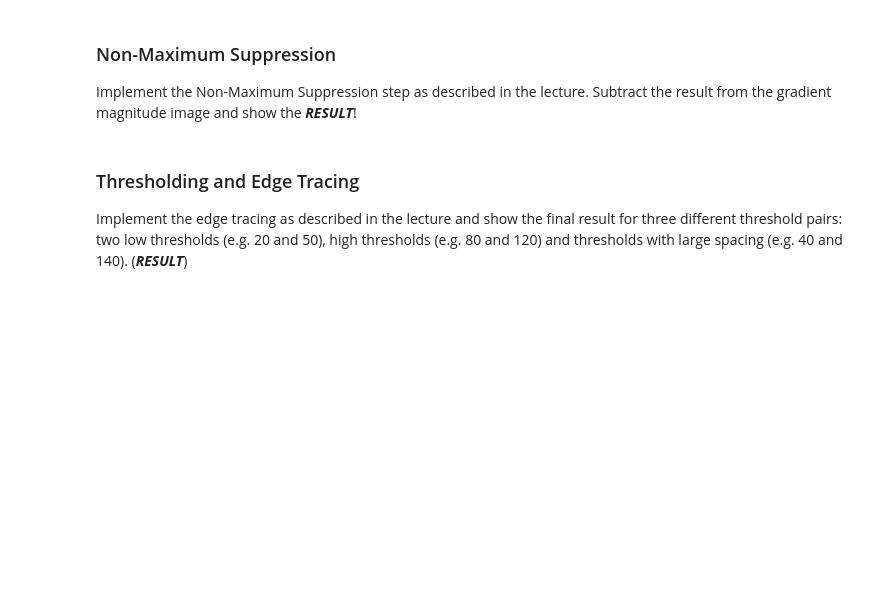
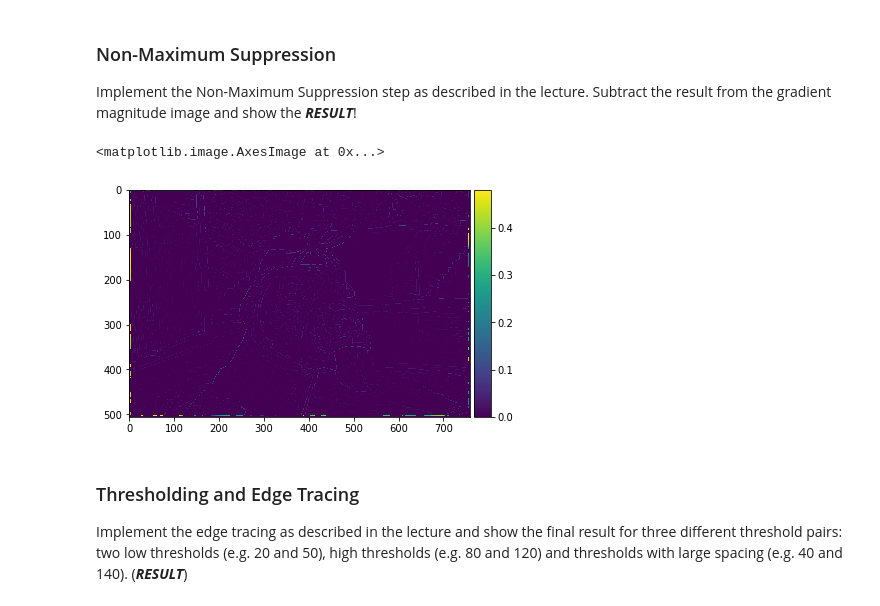
Before and after one commit to jneuendorf/cv1920_assignments, a Jupyter notebook: 02_convolution_canny.ipynb, the cells around one changed output. Drawn from its saved outputs; the diff is of its cells as text; code cells hidden in the pictures; blank space fills up the shorter version.

Commit message:
[WIP] edge thinning

```diff
--- a/02_convolution_canny.ipynb
+++ b/02_convolution_canny.ipynb
@@ -196,6 +210,41 @@ exact angles (radiant)
 # %% [markdown]
 ### Non-Maximum Suppression
 Implement the Non-Maximum Suppression step as described in the lecture. Subtract the result from the gradient magnitude image and show the ***RESULT***!
+# %%
+neighbors_by_direction = {
+    0:    ( (0, +1),  (0, -1) ),  # pointing downward
+    45:   ( (-1, +1), (+1, -1) ),
+    90:   ( (-1, 0),  (+1, 0)  ),  # pointing right
+    135:  ( (-1, -1), (+1, +1) ),
+}
+# neighbors_by_direction[180] = neighbors_by_direction[0]
+# neighbors_by_direction[-180] = neighbors_by_direction[0]
+# neighbors_by_direction[-135] = neighbors_by_direction[45]
+# neighbors_by_direction[-90] = neighbors_by_direction[90]
+# neighbors_by_direction[-45] = neighbors_by_direction[135]
+
+
+def non_max_suppression(image, G, theta):
+    suppressed = np.copy(image)
+    for row in range(G.shape[0]):
+        for col in range(G.shape[1]):
+            magnitude = G[row,col]
+            if magnitude == 0:
+                suppressed[row,col] = 0
+                continue
+
+            direction = theta[row,col]
+            (y1, x1), (y2, x2) = neighbors_by_direction[direction % 180]
+            neighbors = (G[row+y1,col+x1], G[row+y2,col+x2])
+            if magnitude <= np.max(neighbors):
+                suppressed[row,col] = 0
+    return suppressed
+
+thinned_edges = non_max_suppression(smoothed, G, theta)
+io.imshow(thinned_edges)
+# %% [output]
+<matplotlib.image.AxesImage at 0x...>
+[figure, added]
 # %% [markdown]
 ### Thresholding and Edge Tracing
 Implement the edge tracing as described in the lecture and show the final result for three different threshold pairs: two low thresholds (e.g. 20 and 50), high thresholds (e.g. 80 and 120) and thresholds with large spacing (e.g. 40 and 140). (***RESULT***)
```
Also changed, not shown: parts of 1 cell of this notebook.
